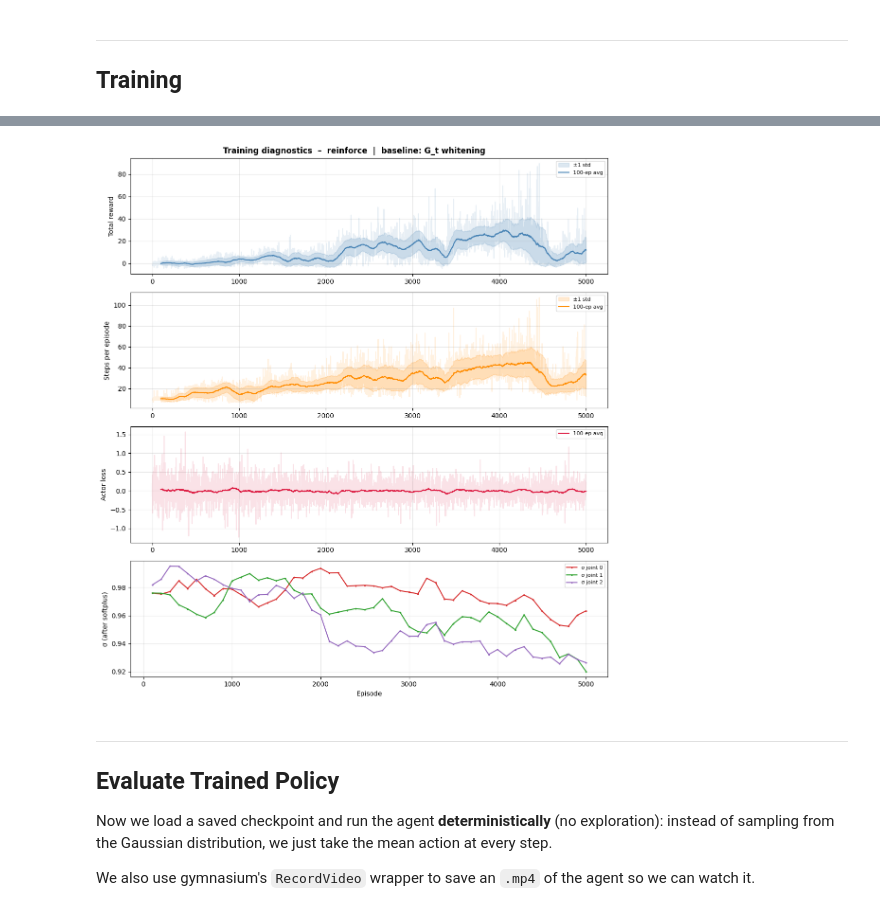
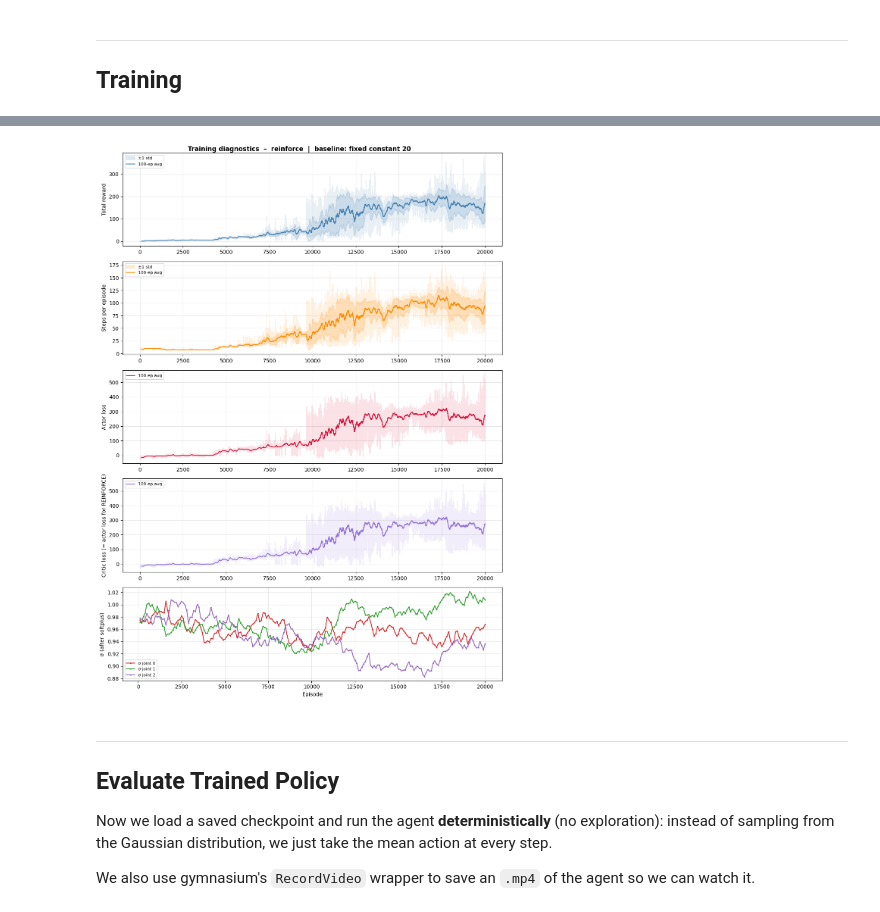
Before and after one commit to Gianbattistabsn/FAIML-RL-26, a Jupyter notebook: part1/colab_template/train_eval_reinforce_hopper.ipynb, the cells around one changed output, grey strips where cells are left out. Drawn from its saved outputs; the diff is of its cells as text; code cells hidden in the pictures.

Commit message:
feat: reinforce with optimized baseline strategy (exp)

```diff
--- a/part1/colab_template/train_eval_reinforce_hopper.ipynb
+++ b/part1/colab_template/train_eval_reinforce_hopper.ipynb
@@ -184,8 +184,8 @@ ALGORITHM           = 'reinforce'   # 'reinforce' | 'actor_critic'
 #   -1  -> adaptive: moving average of the last 100 episode returns (tracks current performance)
 #    0  -> G_t whitening: normalise returns to mean=0, std=1 within each episode
 #   >0  -> fixed constant subtracted from G_t (e.g. 20)
-BASELINE            = 0
-NUM_EPISODES        = 5000
+BASELINE            = 20
+NUM_EPISODES        = 20000
 SEED                = 42
 
 # Use the same folder convention as train.py standalone:
@@ -269,17 +269,17 @@ critic_loss_smooth = moving_avg(ep_critic_losses, window) if len(ep_critic_losse
 sigma_eps    = [s[0] for s in sigma_history]
 sigma_values = np.array([s[1] for s in sigma_history])   # shape (N_snapshots, n_joints)
 
-# ── Layout: hide critic panel for REINFORCE (actor_loss == critic_loss there) ─
-show_critic = ALGORITHM == 'actor_critic'
-n_panels    = 5 if show_critic else 4
-
 baseline_label = (
     'adaptive moving avg'  if BASELINE == -1 else
     'G_t whitening'        if BASELINE == 0  else
     f'fixed constant {BASELINE}'
 )
 
-fig, axes = plt.subplots(n_panels, 1, figsize=(11, 3 * n_panels), sharex=False)
+# For REINFORCE, train.py returns actor_loss for both slots → critic loss mirrors actor loss.
+# We still plot it so the panel is always present and readable.
+critic_label = 'Critic loss' if ALGORITHM == 'actor_critic' else 'Critic loss (= actor loss for REINFORCE)'
+
+fig, axes = plt.subplots(5, 1, figsize=(11, 15), sharex=False)
 fig.suptitle(
     f'Training diagnostics  –  {ALGORITHM}  |  baseline: {baseline_label}',
     fontsize=12, fontweight='bold'
@@ -297,45 +297,44 @@ ax.legend(fontsize=8); ax.grid(alpha=0.3)
 # ── Panel 2: Episode length ──────────────────────────────────────────────────
 ax = axes[1]
 ax.plot(ep_lengths, alpha=0.12, color='darkorange')
 ax.fill_between(x_smooth, length_smooth - length_std, length_smooth + length_std,
                 alpha=0.18, color='darkorange', label='±1 std')
 ax.plot(x_smooth, length_smooth, color='darkorange', lw=1.5, label=f'{window}-ep avg')
 ax.set_ylabel('Steps per episode')
 ax.legend(fontsize=8); ax.grid(alpha=0.3)
 
 # ── Panel 3: Actor loss ──────────────────────────────────────────────────────
 ax = axes[2]
 ax.plot(ep_actor_losses, alpha=0.12, color='crimson')
 if len(ep_actor_losses) >= window:
     ax.plot(range(window - 1, len(ep_actor_losses)), actor_loss_smooth,
             color='crimson', lw=1.5, label=f'{window}-ep avg')
 ax.set_ylabel('Actor loss')
 ax.legend(fontsize=8); ax.grid(alpha=0.3)
 
-# ── Panel 4 (actor_critic only): Critic loss ────────────────────────────────
-if show_critic:
-    ax = axes[3]
-    ax.plot(ep_critic_losses, alpha=0.12, color='mediumpurple')
-    if len(ep_critic_losses) >= window:
-        ax.plot(range(window - 1, len(ep_critic_losses)), critic_loss_smooth,
-                color='mediumpurple', lw=1.5, label=f'{window}-ep avg')
-    ax.set_ylabel('Critic loss')
-    ax.legend(fontsize=8); ax.grid(alpha=0.3)
+# ── Panel 4: Critic loss ─────────────────────────────────────────────────────
+ax = axes[3]
+ax.plot(ep_critic_losses, alpha=0.12, color='mediumpurple')
+if len(ep_critic_losses) >= window:
+    ax.plot(range(window - 1, len(ep_critic_losses)), critic_loss_smooth,
+            color='mediumpurple', lw=1.5, label=f'{window}-ep avg')
+ax.set_ylabel(critic_label)
+ax.legend(fontsize=8); ax.grid(alpha=0.3)
 
-# ── Last panel: σ per joint ──────────────────────────────────────────────────
-ax = axes[-1]
+# ── Panel 5: σ per joint ─────────────────────────────────────────────────────
+ax = axes[4]
 colors = ['tab:red', 'tab:green', 'tab:purple']
 for j in range(sigma_values.shape[1]):
     ax.plot(sigma_eps, sigma_values[:, j],
             color=colors[j], marker='.', markersize=3, label=f'σ joint {j}')
 ax.set_ylabel('σ (after softplus)')
 ax.set_xlabel('Episode')
 ax.legend(fontsize=8); ax.grid(alpha=0.3)
 
 plt.tight_layout()
 plt.show()
 # %% [output]
-[figure, old version]
+[figure, new version]
 # %% [markdown]
 ---
 ## Evaluate Trained Policy
```
Also changed, not shown: parts of 4 cells of this notebook, 6 other files.
